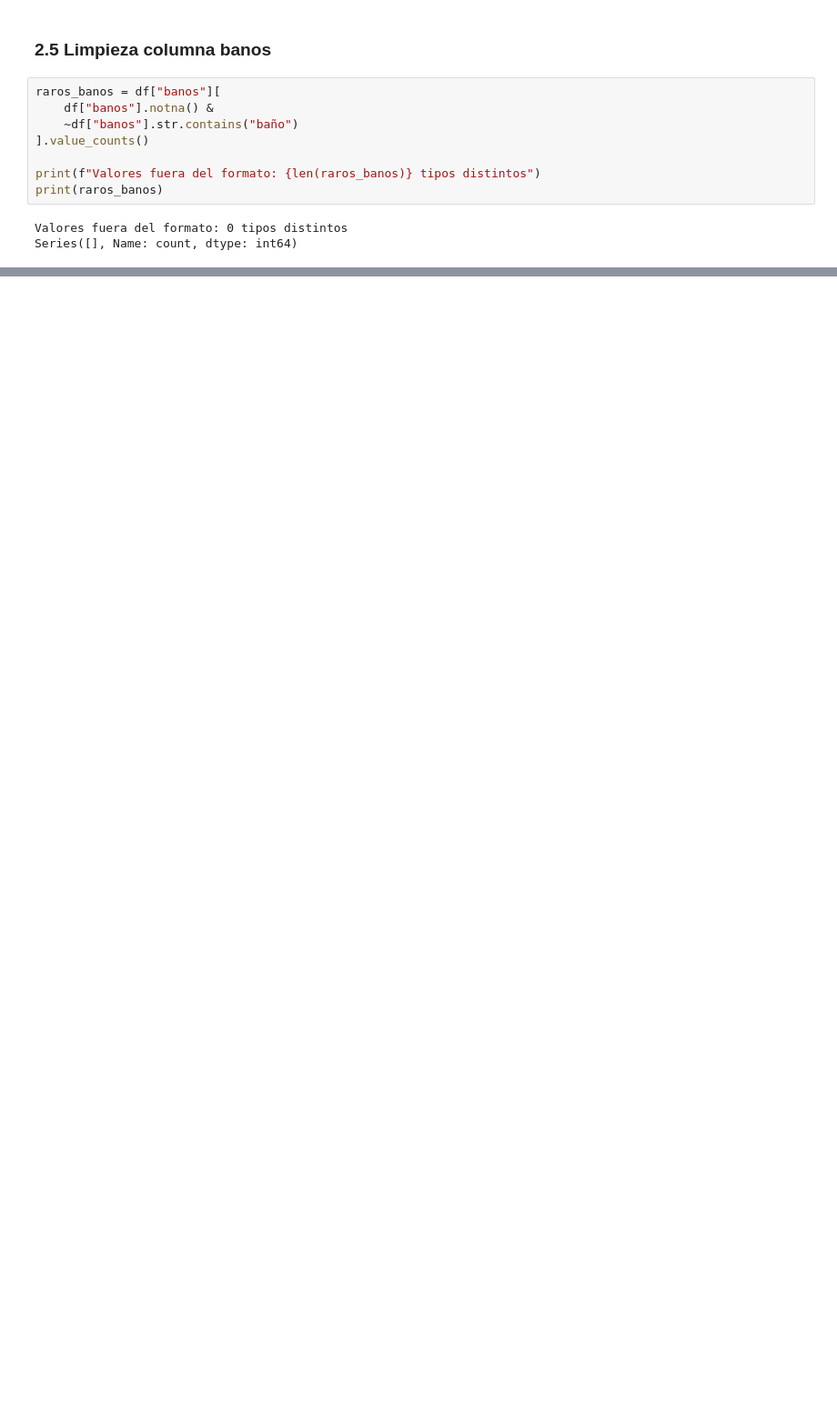
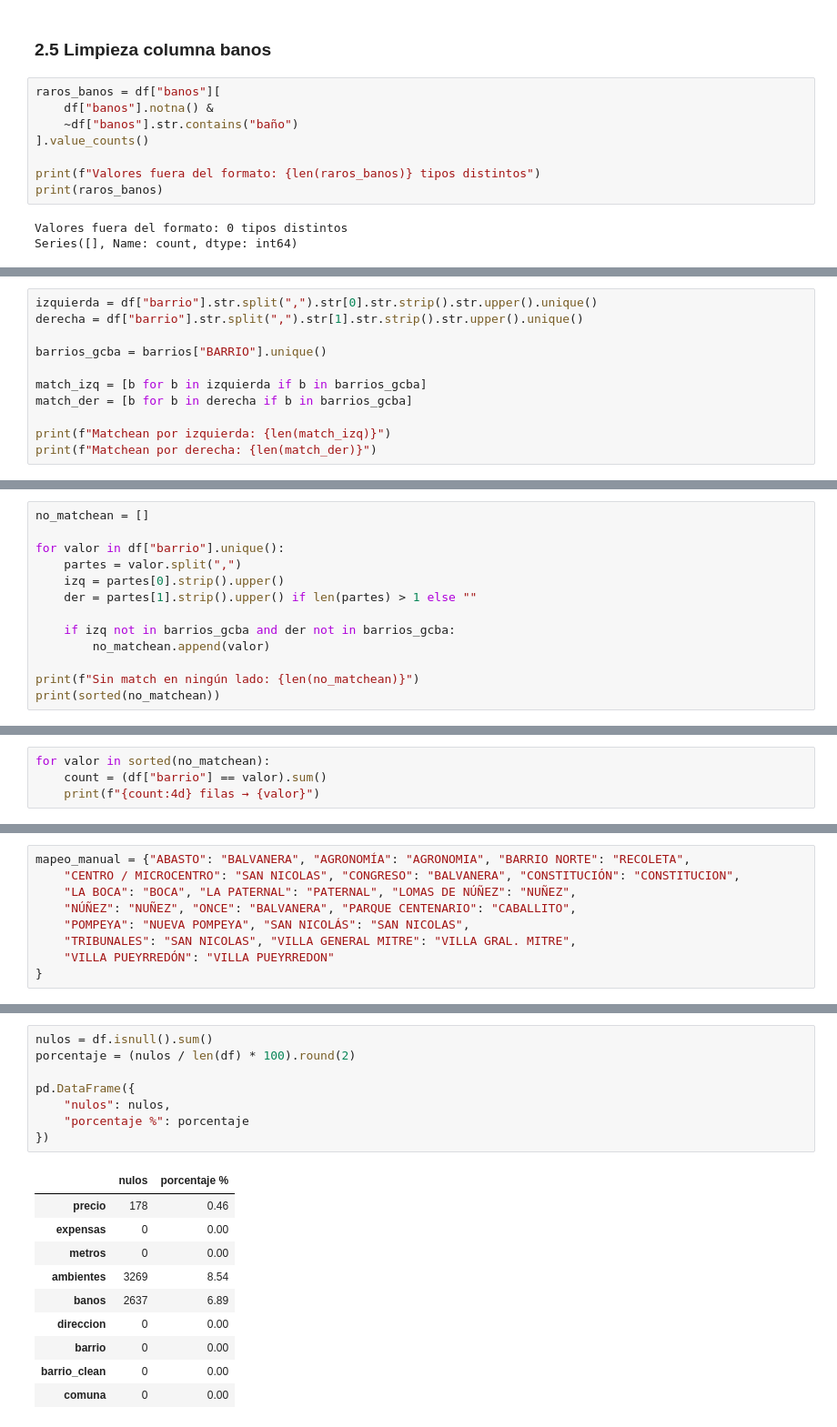
Before and after one commit to FacundoBerthet/precios-propiedades-caba, a Jupyter notebook: notebooks/02-limpieza.ipynb, the cells around one changed output, grey strips where cells are left out. Shown at 91% size. Saved outputs shown, nothing was run; the diff lists cells and outputs as text; blank space fills up the shorter version.

```diff
--- a/notebooks/02-limpieza.ipynb
+++ b/notebooks/02-limpieza.ipynb
@@ -238,0 +292,11 @@ Media: 1.7
+# %%
+izquierda = df["barrio"].str.split(",").str[0].str.strip().str.upper().unique()
+derecha = df["barrio"].str.split(",").str[1].str.strip().str.upper().unique()
+
+barrios_gcba = barrios["BARRIO"].unique()
+
+match_izq = [b for b in izquierda if b in barrios_gcba]
+match_der = [b for b in derecha if b in barrios_gcba]
+
+print(f"Matchean por izquierda: {len(match_izq)}")
+print(f"Matchean por derecha: {len(match_der)}")
@@ -238,0 +309,13 @@ Media: 1.7
+# %%
+no_matchean = []
+
+for valor in df["barrio"].unique():
+    partes = valor.split(",")
+    izq = partes[0].strip().upper()
+    der = partes[1].strip().upper() if len(partes) > 1 else ""
+
+    if izq not in barrios_gcba and der not in barrios_gcba:
+        no_matchean.append(valor)
+
+print(f"Sin match en ningún lado: {len(no_matchean)}")
+print(sorted(no_matchean))
@@ -238,0 +325,4 @@ Media: 1.7
+# %%
+for valor in sorted(no_matchean):
+    count = (df["barrio"] == valor).sum()
+    print(f"{count:4d} filas → {valor}")
@@ -238,0 +353,9 @@ Media: 1.7
+# %%
+mapeo_manual = {"ABASTO": "BALVANERA", "AGRONOMÍA": "AGRONOMIA", "BARRIO NORTE": "RECOLETA",
+    "CENTRO / MICROCENTRO": "SAN NICOLAS", "CONGRESO": "BALVANERA", "CONSTITUCIÓN": "CONSTITUCION",
+    "LA BOCA": "BOCA", "LA PATERNAL": "PATERNAL", "LOMAS DE NÚÑEZ": "NUÑEZ",
+    "NÚÑEZ": "NUÑEZ", "ONCE": "BALVANERA", "PARQUE CENTENARIO": "CABALLITO",
+    "POMPEYA": "NUEVA POMPEYA", "SAN NICOLÁS": "SAN NICOLAS",
+    "TRIBUNALES": "SAN NICOLAS", "VILLA GENERAL MITRE": "VILLA GRAL. MITRE",
+    "VILLA PUEYRREDÓN": "VILLA PUEYRREDON"
+}
@@ -238,0 +422,19 @@ Media: 1.7
+# %%
+nulos = df.isnull().sum()
+porcentaje = (nulos / len(df) * 100).round(2)
+
+pd.DataFrame({
+    "nulos": nulos,
+    "porcentaje %": porcentaje
+})
+# %% [output]
+|  | nulos | porcentaje % |
+| precio | 178 | 0.46 |
+| expensas | 0 | 0.00 |
+| metros | 0 | 0.00 |
+| ambientes | 3269 | 8.54 |
+| banos | 2637 | 6.89 |
+| direccion | 0 | 0.00 |
+| barrio | 0 | 0.00 |
+| barrio_clean | 0 | 0.00 |
+| comuna | 0 | 0.00 |
```
Also changed, not shown: parts of 30 cells of this notebook.
